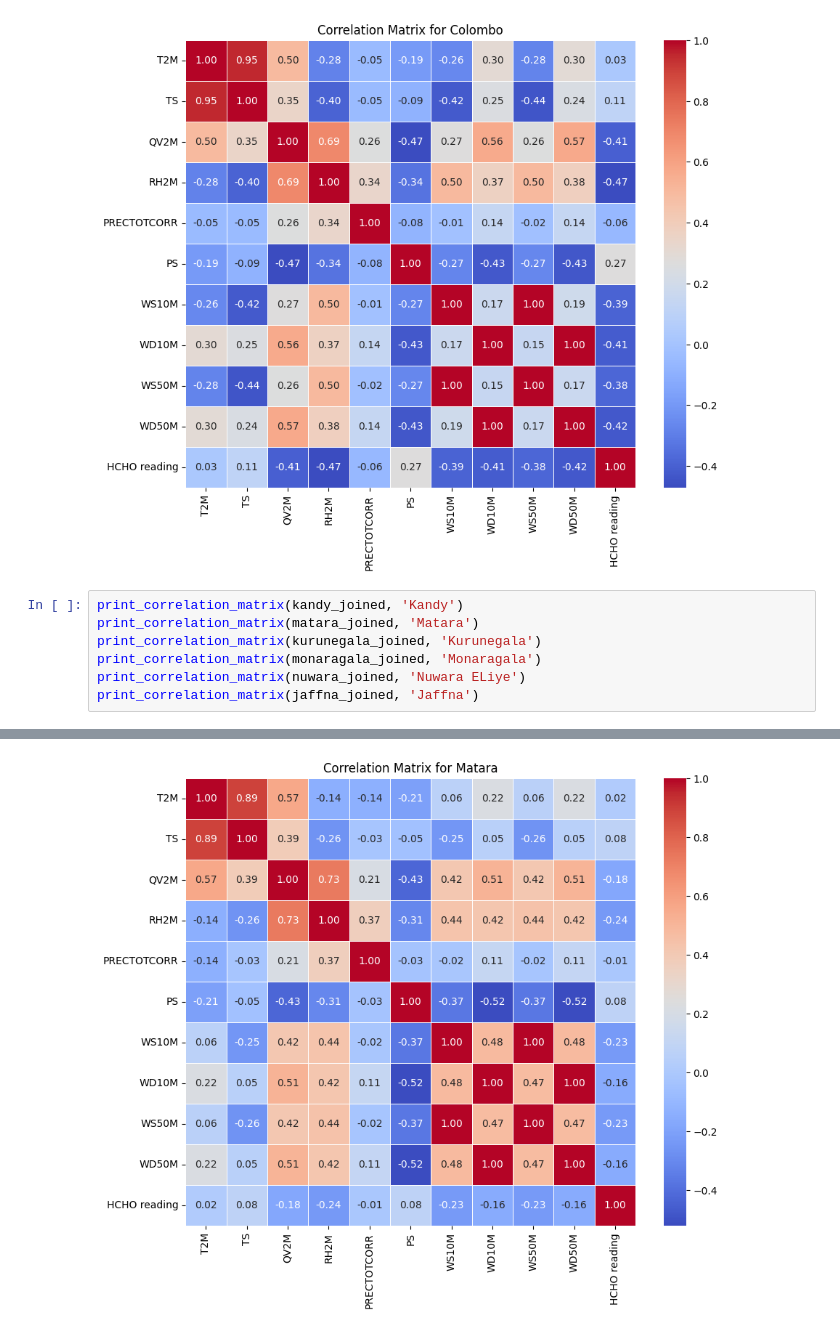
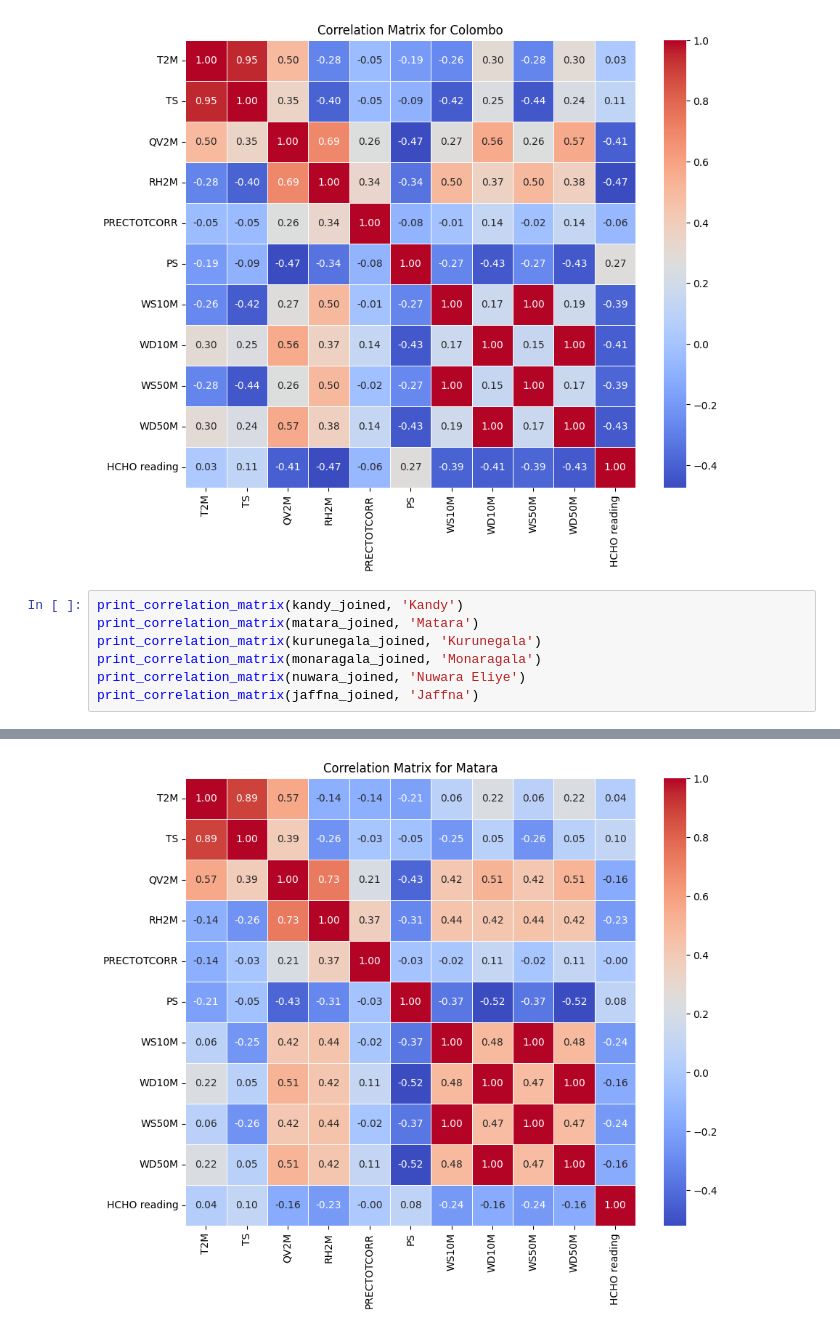
Before and after one commit to RanxduG/Sri-Lanka-Formaldehyde-Level-Analysis, a Jupyter notebook: Data_Engineering_with_NASA_Data.ipynb, the cells around one changed output, grey strips where cells are left out. Saved outputs shown, nothing was run; the diff lists cells and outputs as text.

Commit message:
Updated the correlation mattrixes with the new preproccessed HCHO data

```diff
--- a/Data_Engineering_with_NASA_Data.ipynb
+++ b/Data_Engineering_with_NASA_Data.ipynb
@@ -216,13 +216,13 @@ print_correlation_matrix(colombo_joined, 'Colombo')
 # %%
 print_correlation_matrix(kandy_joined, 'Kandy')
 print_correlation_matrix(matara_joined, 'Matara')
 print_correlation_matrix(kurunegala_joined, 'Kurunegala')
 print_correlation_matrix(monaragala_joined, 'Monaragala')
-print_correlation_matrix(nuwara_joined, 'Nuwara ELiye')
+print_correlation_matrix(nuwara_joined, 'Nuwara Eliye')
 print_correlation_matrix(jaffna_joined, 'Jaffna')
 # %% [output]
 [figure]
-[figure, old version]
+[figure, new version]
 [figure]
 [figure]
 [figure]
```
